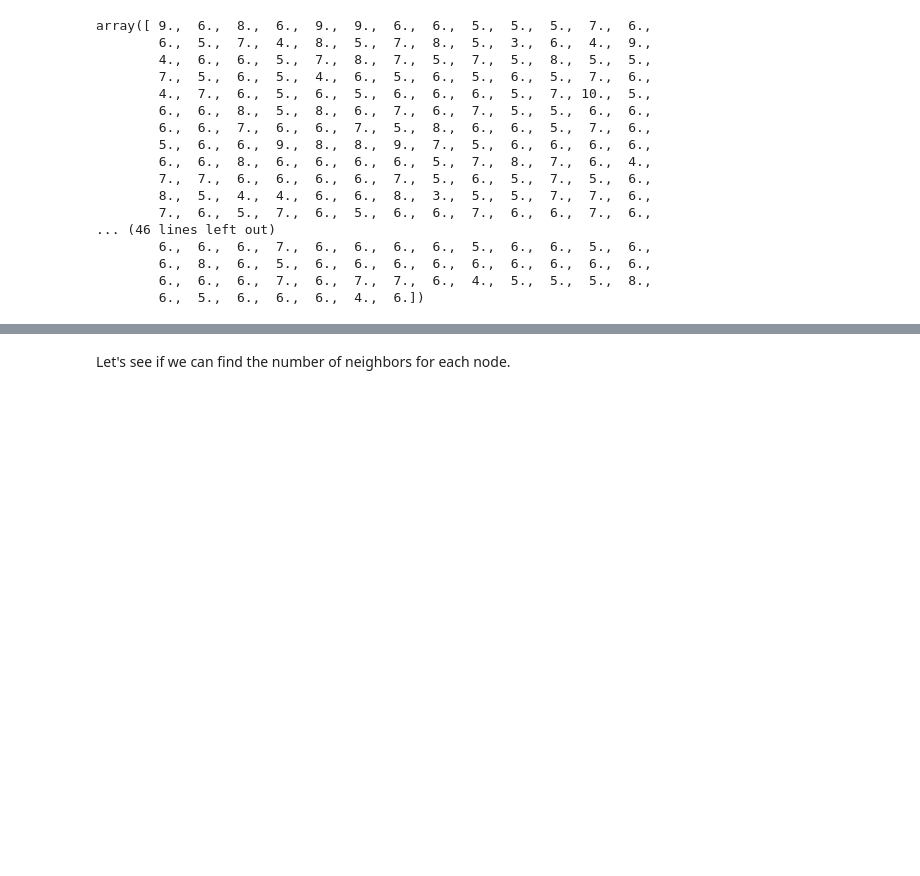
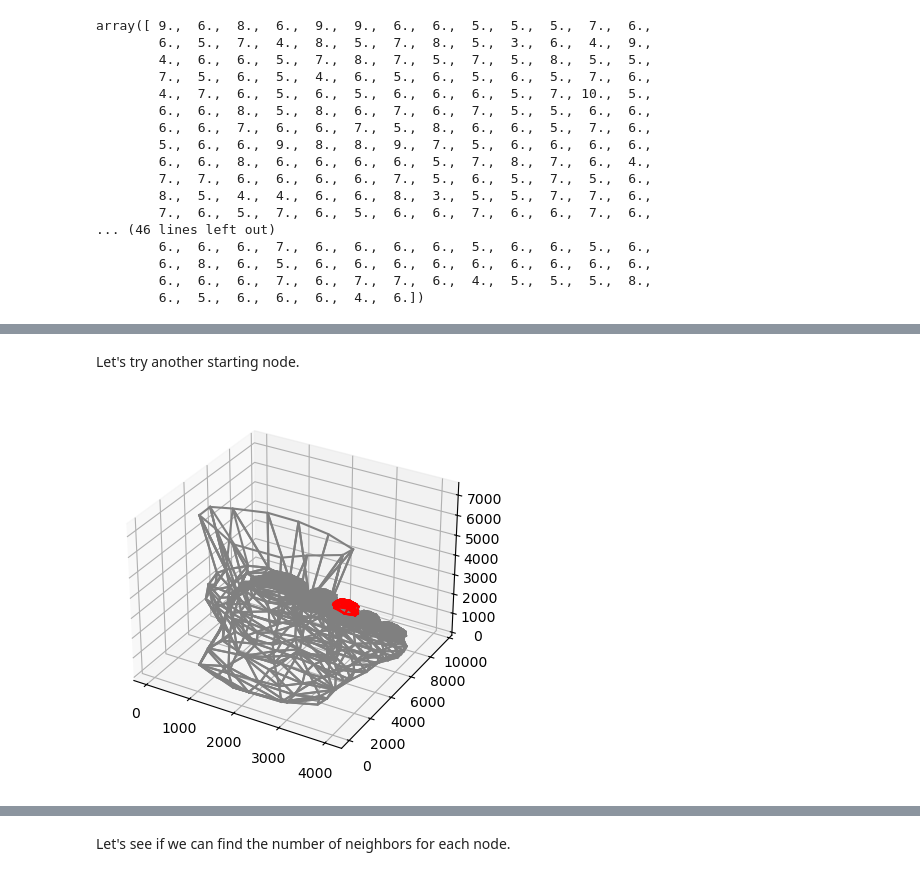
Before and after one commit to suryashch/3d_modelling, a Jupyter notebook: research/reducing-mesh-density/notebooks/obj-eda.ipynb, the cells around one changed output, grey strips where cells are left out. Drawn from its saved outputs; the diff is of its cells as text; code cells hidden in the pictures; blank space fills up the shorter version.

```diff
--- a/research/reducing-mesh-density/notebooks/obj-eda.ipynb
+++ b/research/reducing-mesh-density/notebooks/obj-eda.ipynb
@@ -1001,0 +1144,23 @@ traverse_graph(foot_graph, 3, 5)
+# %% [markdown]
+Let's try another starting node.
+# %%
+densest_path = traverse_am_input(foot_am_array, num_routes_diag, 500)
+
+faces_final_sample = faces_final.copy()
+
+faces_final_sample["contains_vertex"] = faces_final_sample["index_coord"].apply(lambda x: is_vertex_in_triangle(x, densest_path))
+faces_final_sample = faces_final_sample[faces_final_sample["contains_vertex"]]
+faces_final_sample = faces_final_sample["index_coord"]
+
+fig = plt.figure()
+ax = fig.add_subplot(projection='3d')
+
+for row in faces_final["index_coord"]:
+    X, Y, Z = get_vertex_coords(row)
+    ax.plot(X,Y,Z, color='grey')
+
+for row in faces_final_sample:
+    X, Y, Z = get_vertex_coords(row)
+    ax.plot(X,Y,Z, color='red')
+# %% [output]
+[figure, added]
```
Also changed, not shown: parts of 32 cells of this notebook.
